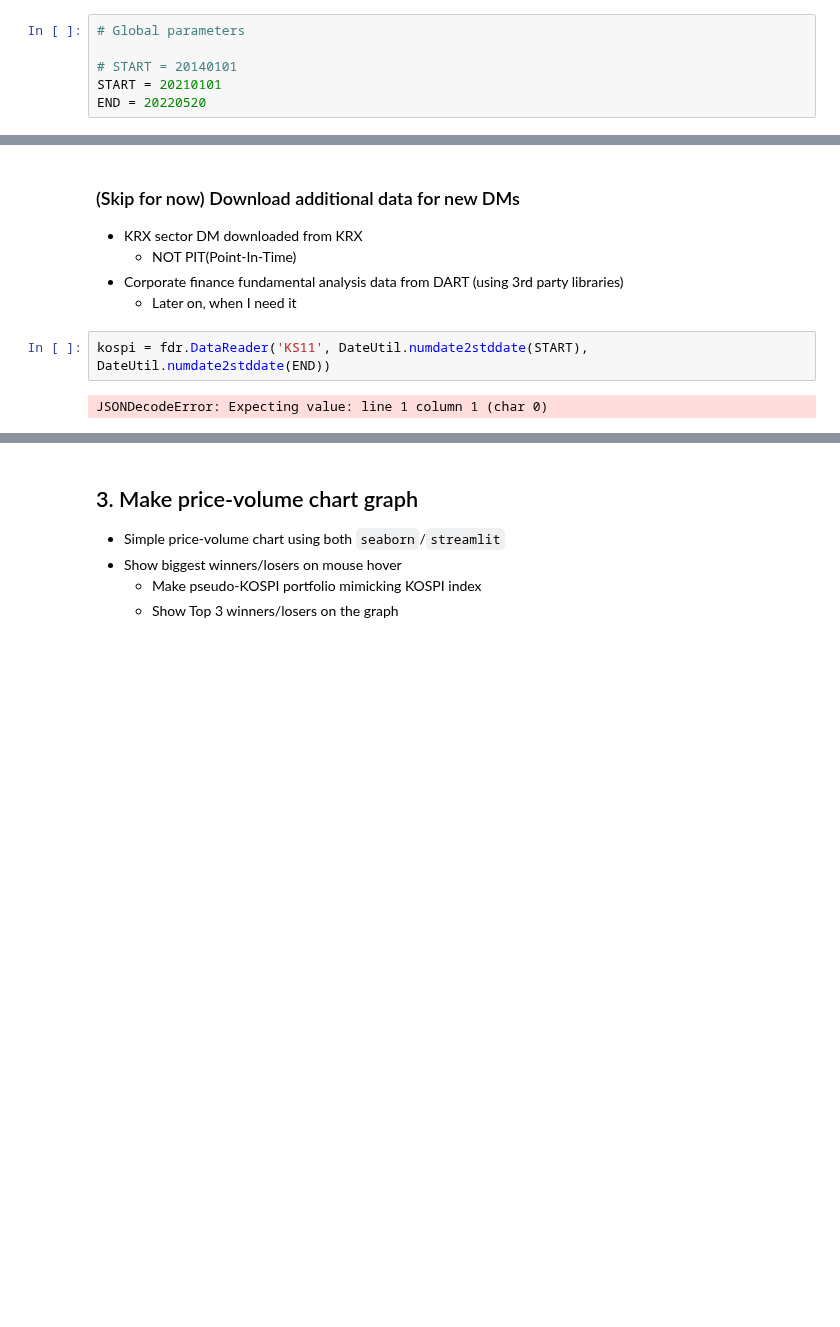
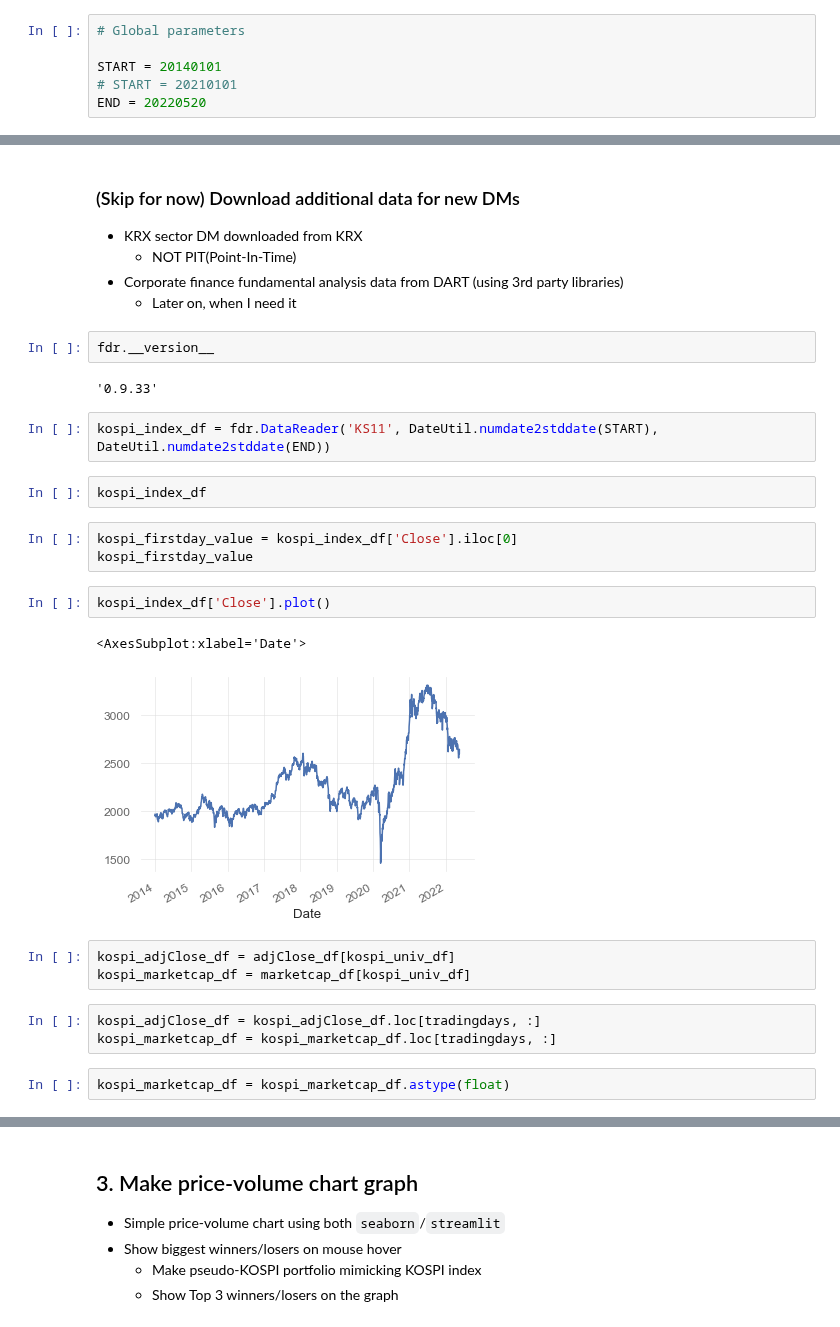
Before and after one commit to jaepil-choi/korquanttools, a Jupyter notebook: notebooks/financedashboard.ipynb, the cells around one changed output, grey strips where cells are left out. Cells and saved outputs as stored; diff of their text form; blank space fills up the shorter version.

```diff
--- a/notebooks/financedashboard.ipynb
+++ b/notebooks/financedashboard.ipynb
@@ -27,8 +30,8 @@ from tqdm import tqdm
 # %%
 # Global parameters
 
-# START = 20140101
-START = 20210101
+START = 20140101
+# START = 20210101
 END = 20220520
 # %%
 pricevolume = KRXPriceDM(START, END)
@@ -236,7 +136,27 @@ return_df = pd.read_pickle(PathConfig.cache_path / f"temp_return_{START}_{END}")
     - NOT PIT(Point-In-Time)
 - Corporate finance fundamental analysis data from DART (using 3rd party libraries)
     - Later on, when I need it
+# %%
+fdr.__version__
+# %% [output]
+'0.9.33'
 # %%
-kospi = fdr.DataReader('KS11', DateUtil.numdate2stddate(START), DateUtil.numdate2stddate(END))
+kospi_index_df = fdr.DataReader('KS11', DateUtil.numdate2stddate(START), DateUtil.numdate2stddate(END))
-# %% [output]
-JSONDecodeError: Expecting value: line 1 column 1 (char 0)
+# %%
+kospi_index_df
+# %%
+kospi_firstday_value = kospi_index_df['Close'].iloc[0]
+kospi_firstday_value
+# %%
+kospi_index_df['Close'].plot()
+# %% [output]
+<AxesSubplot:xlabel='Date'>
+[figure, added]
+# %%
+kospi_adjClose_df = adjClose_df[kospi_univ_df]
+kospi_marketcap_df = marketcap_df[kospi_univ_df]
+# %%
+kospi_adjClose_df = kospi_adjClose_df.loc[tradingdays, :]
+kospi_marketcap_df = kospi_marketcap_df.loc[tradingdays, :]
+# %%
+kospi_marketcap_df = kospi_marketcap_df.astype(float)
```
Also changed, not shown: parts of 20 cells of this notebook.
